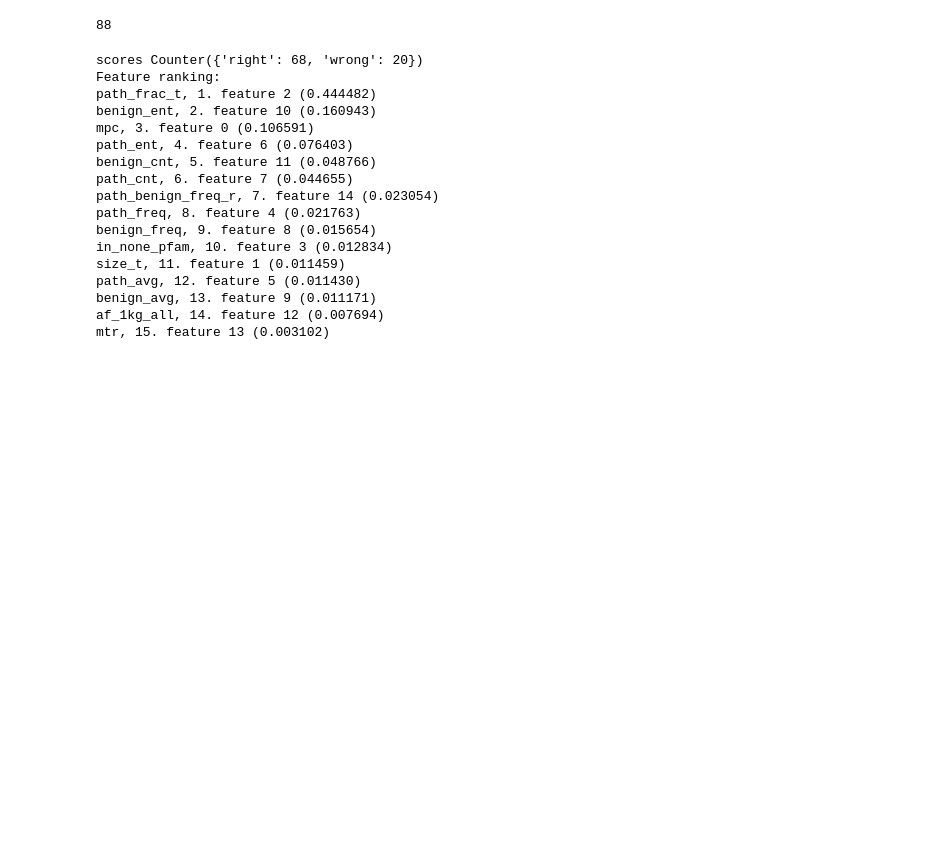
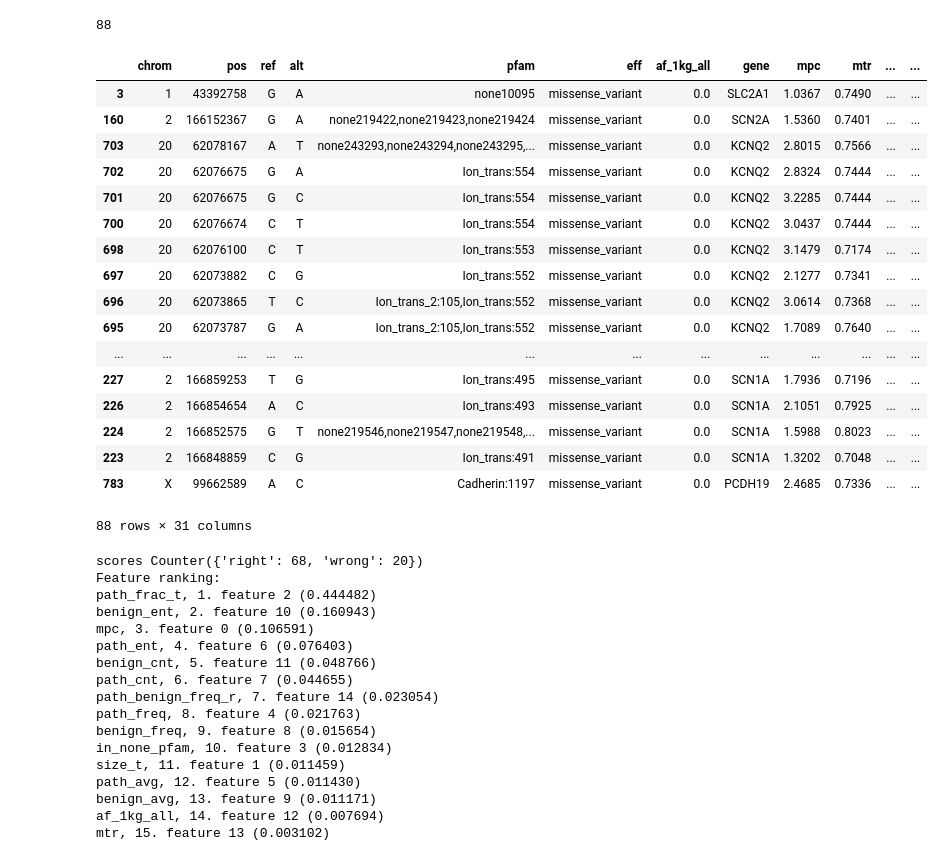
Before and after one commit to samesense/pathopredictor, a Jupyter notebook: notebooks/denovo_test_focus_pos_wo_training.ipynb, the cells around one changed output. Cells and saved outputs as stored; diff of their text form; code cells hidden in the pictures; blank space fills up the shorter version.

```diff
--- a/notebooks/denovo_test_focus_pos_wo_training.ipynb
+++ b/notebooks/denovo_test_focus_pos_wo_training.ipynb
@@ -225,6 +225,27 @@ print(len(clinvar_df_pre))
 print(len(clinvar_df))
 # %% [output]
 88
+# %%
+clinvar_df.sort_values(by='af_1kg_all', ascending=False)
+# %% [output]
+|  | chrom | pos | ref | alt | pfam | eff | af_1kg_all | gene | mpc | mtr | ... | ... |
+| 3 | 1 | 43392758 | G | A | none10095 | missense_variant | 0.0 | SLC2A1 | 1.0367 | 0.7490 | ... | ... |
+| 160 | 2 | 166152367 | G | A | none219422,none219423,none219424 | missense_variant | 0.0 | SCN2A | 1.5360 | 0.7401 | ... | ... |
+| 703 | 20 | 62078167 | A | T | none243293,none243294,none243295,... | missense_variant | 0.0 | KCNQ2 | 2.8015 | 0.7566 | ... | ... |
+| 702 | 20 | 62076675 | G | A | Ion_trans:554 | missense_variant | 0.0 | KCNQ2 | 2.8324 | 0.7444 | ... | ... |
+| 701 | 20 | 62076675 | G | C | Ion_trans:554 | missense_variant | 0.0 | KCNQ2 | 3.2285 | 0.7444 | ... | ... |
+| 700 | 20 | 62076674 | C | T | Ion_trans:554 | missense_variant | 0.0 | KCNQ2 | 3.0437 | 0.7444 | ... | ... |
+| 698 | 20 | 62076100 | C | T | Ion_trans:553 | missense_variant | 0.0 | KCNQ2 | 3.1479 | 0.7174 | ... | ... |
+| 697 | 20 | 62073882 | C | G | Ion_trans:552 | missense_variant | 0.0 | KCNQ2 | 2.1277 | 0.7341 | ... | ... |
+| 696 | 20 | 62073865 | T | C | Ion_trans_2:105,Ion_trans:552 | missense_variant | 0.0 | KCNQ2 | 3.0614 | 0.7368 | ... | ... |
+| 695 | 20 | 62073787 | G | A | Ion_trans_2:105,Ion_trans:552 | missense_variant | 0.0 | KCNQ2 | 1.7089 | 0.7640 | ... | ... |
+| ... | ... | ... | ... | ... | ... | ... | ... | ... | ... | ... | ... | ... |
+| 227 | 2 | 166859253 | T | G | Ion_trans:495 | missense_variant | 0.0 | SCN1A | 1.7936 | 0.7196 | ... | ... |
+| 226 | 2 | 166854654 | A | C | Ion_trans:493 | missense_variant | 0.0 | SCN1A | 2.1051 | 0.7925 | ... | ... |
+| 224 | 2 | 166852575 | G | T | none219546,none219547,none219548,... | missense_variant | 0.0 | SCN1A | 1.5988 | 0.8023 | ... | ... |
+| 223 | 2 | 166848859 | C | G | Ion_trans:491 | missense_variant | 0.0 | SCN1A | 1.3202 | 0.7048 | ... | ... |
+| 783 | X | 99662589 | A | C | Cadherin:1197 | missense_variant | 0.0 | PCDH19 | 2.4685 | 0.7336 | ... | ... |
+88 rows × 31 columns
 # %%
 def eval_pred(row, col):
     if row[col]>.9:
```
Also changed, not shown: parts of 3 cells of this notebook, 2 other files.
